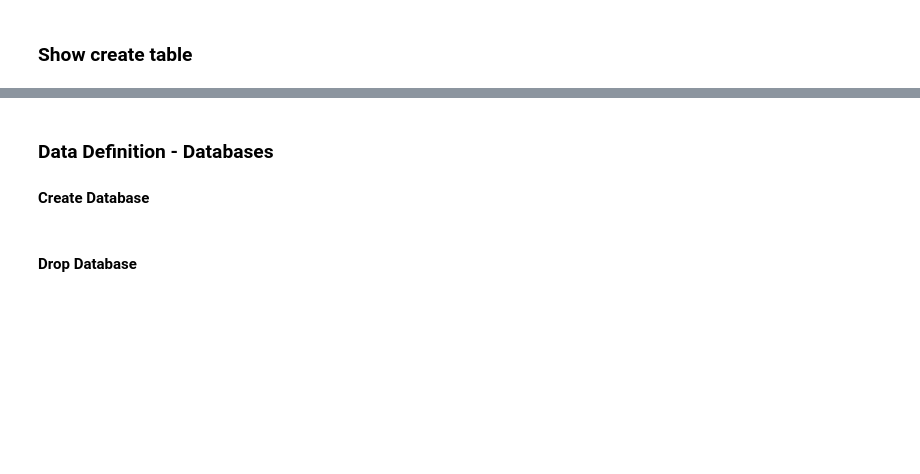
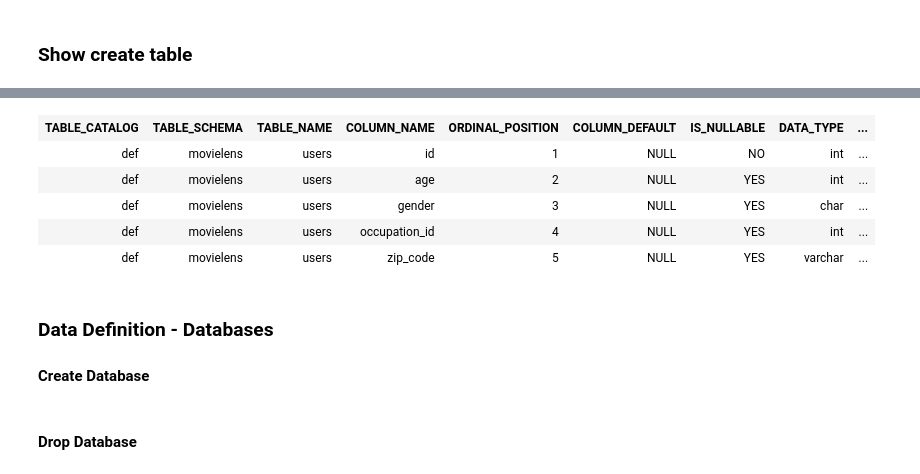
Before and after one commit to thedatasociety/lab-mariadb, a Jupyter notebook: labs/lab2/lab2.1.sql.ipynb, the cells around one changed output, grey strips where cells are left out. Cells and saved outputs as stored; diff of their text form; code cells hidden in the pictures; blank space fills up the shorter version.

```diff
--- a/labs/lab2/lab2.1.sql.ipynb
+++ b/labs/lab2/lab2.1.sql.ipynb
@@ -31,3 +89,14 @@ SHOW CREATE table ratings;
+# %%
+SELECT * FROM COLUMNS
+WHERE table_schema = 'movielens'
+  AND   table_name = 'users';
+# %% [output]
+| TABLE_CATALOG | TABLE_SCHEMA | TABLE_NAME | COLUMN_NAME | ORDINAL_POSITION | COLUMN_DEFAULT | IS_NULLABLE | DATA_TYPE | ... |
+| def | movielens | users | id | 1 | NULL | NO | int | ... |
+| def | movielens | users | age | 2 | NULL | YES | int | ... |
+| def | movielens | users | gender | 3 | NULL | YES | char | ... |
+| def | movielens | users | occupation_id | 4 | NULL | YES | int | ... |
+| def | movielens | users | zip_code | 5 | NULL | YES | varchar | ... |
 # %% [markdown]
 ### Data Definition - Databases
 
```
Also changed, not shown: parts of 10 cells of this notebook, 30 other files.
